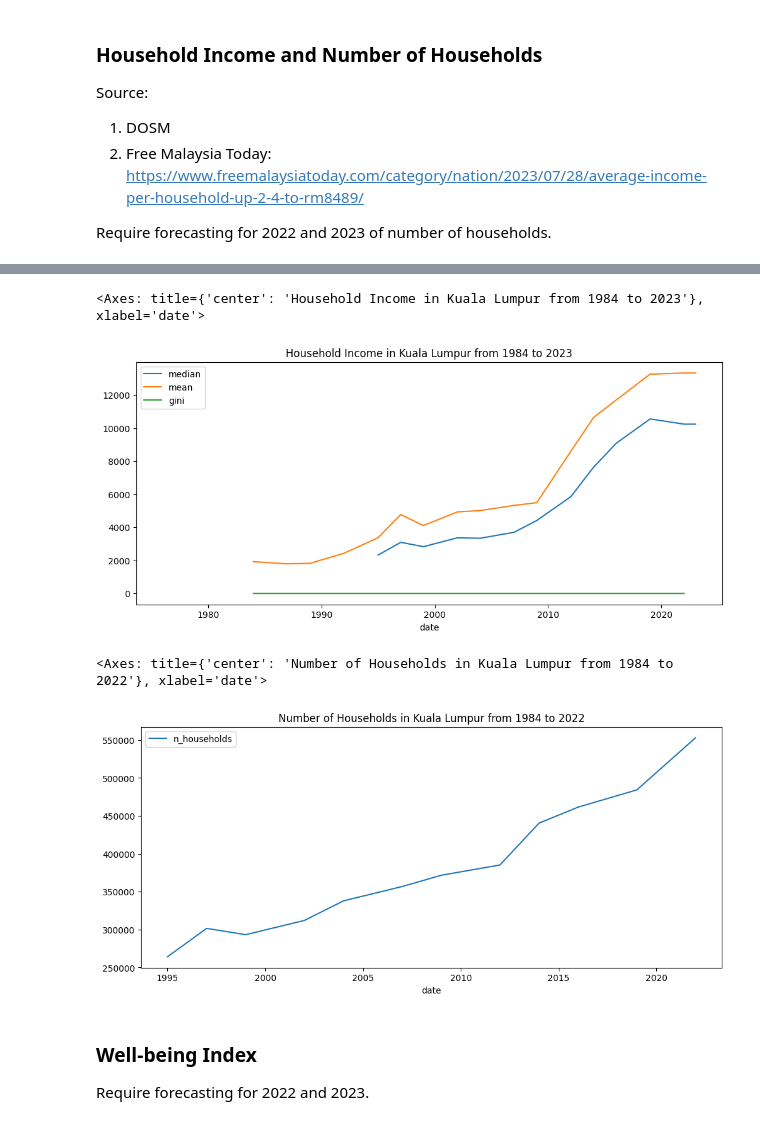
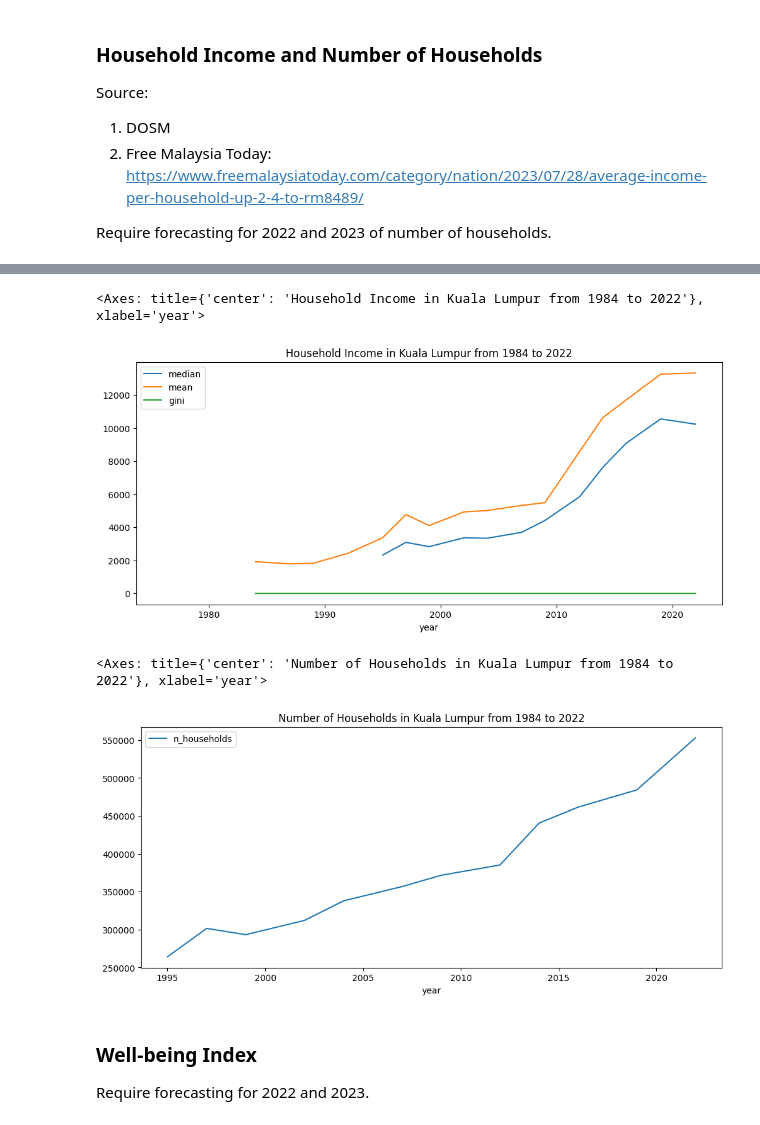
Before and after one commit to yuenherny/kl-house-price-forecasting, a Jupyter notebook: notebooks/Transactions - 05 Data Integration.ipynb, the cells around one changed output, grey strips where cells are left out. Saved outputs shown, nothing was run; the diff lists cells and outputs as text; code cells hidden in the pictures.

```diff
--- a/notebooks/Transactions - 05 Data Integration.ipynb
+++ b/notebooks/Transactions - 05 Data Integration.ipynb
@@ -161,7 +160,7 @@ Require forecasting for 2022 and 2023 of number of households.
 # %%
 df_income = pd.read_csv(RAW_DATA_DIR / 'dosm-households_and_income_by_state-1984-2022.csv')
 df_income = df_income.query("state == 'W.P. Kuala Lumpur'").reset_index(drop=True)
-df_income['date'] = pd.to_datetime(df_income['date']).dt.year
+df_income['year'] = pd.to_datetime(df_income['date']).dt.year
 df_income['n_households'] = df_income['n_households'] * 1000
 df_income.head()
 # %% [output]
@@ -174,3 +172,0 @@ df_income.head()
-# %%
-df_income.loc[len(df_income)] = [2023, 'W.P. Kuala Lumpur', None, 10234, 13325, None]
-df_income.tail()
@@ -184,22 +173,22 @@ df_income.tail()
 # %%
 df_income.plot(
-    x='date',
+    x='year',
     y=['median', 'mean', 'gini'],
     figsize=(12,5),
-    title='Household Income in Kuala Lumpur from 1984 to 2023'
+    title='Household Income in Kuala Lumpur from 1984 to 2022'
 )
 # %% [output]
-<Axes: title={'center': 'Household Income in Kuala Lumpur from 1984 to 2023'}, xlabel='date'>
+<Axes: title={'center': 'Household Income in Kuala Lumpur from 1984 to 2022'}, xlabel='year'>
-[figure, old version]
+[figure, new version]
 # %%
 df_income.plot(
-    x='date',
+    x='year',
     y='n_households',
     figsize=(12,5),
     title='Number of Households in Kuala Lumpur from 1984 to 2022'
 )
 # %% [output]
-<Axes: title={'center': 'Number of Households in Kuala Lumpur from 1984 to 2022'}, xlabel='date'>
+<Axes: title={'center': 'Number of Households in Kuala Lumpur from 1984 to 2022'}, xlabel='year'>
 [figure]
 # %% [markdown]
 ### Well-being Index
```
Also changed, not shown: parts of 65 cells of this notebook.
